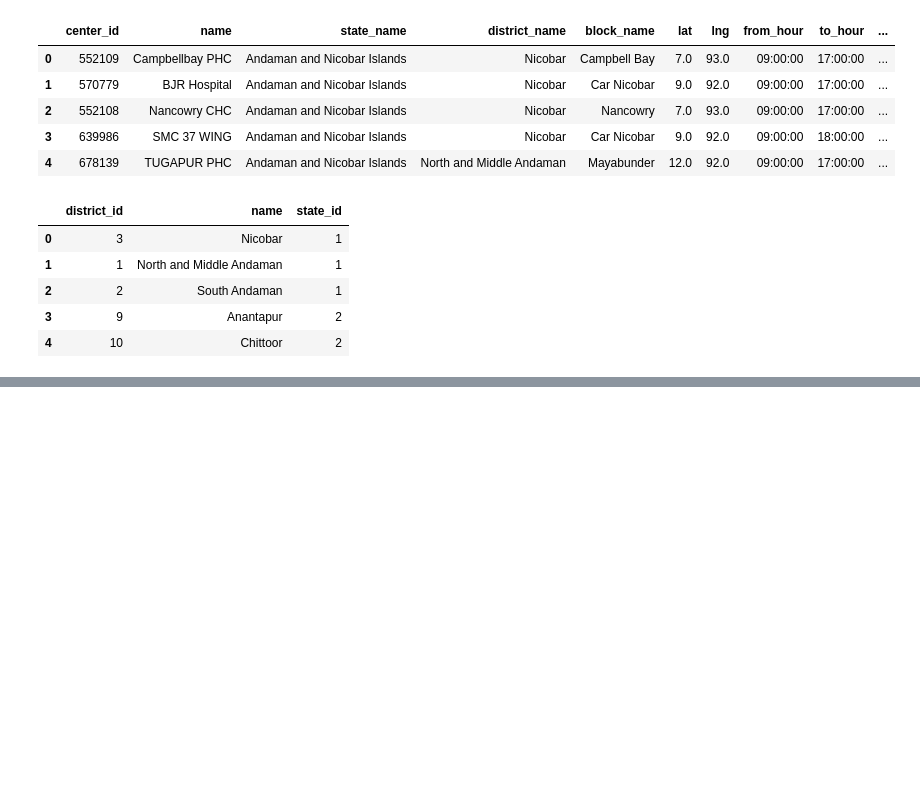
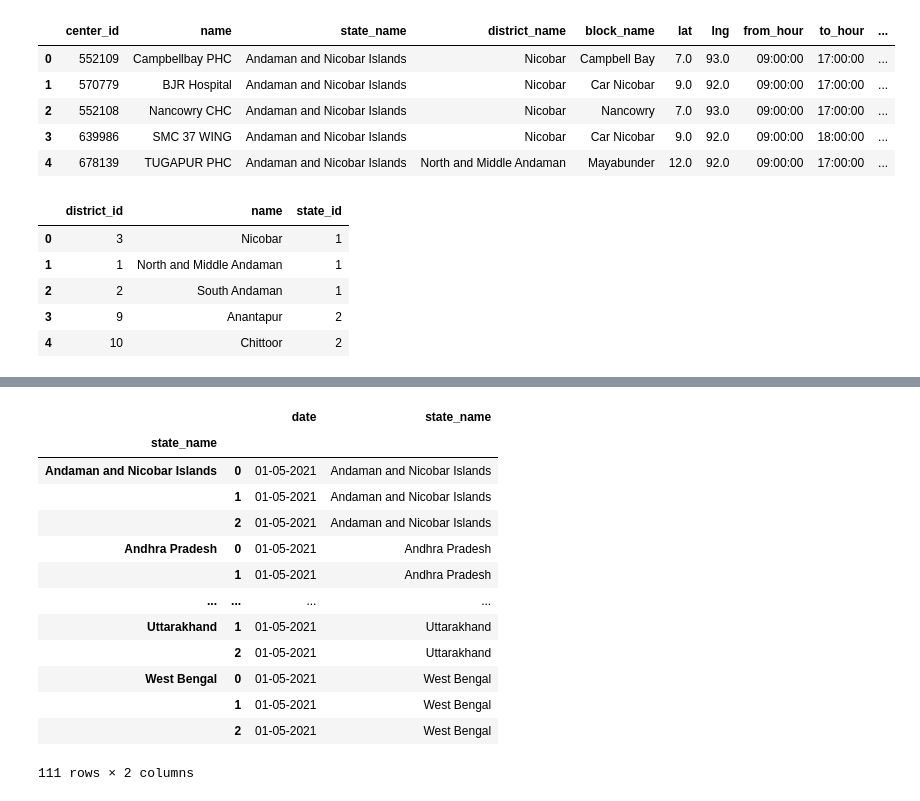
Before and after one commit to shashanksingh/blog_redux, a Jupyter notebook: _notebooks/2021-04-30-covid-vacctionations-slots-in-india.ipynb, the cells around one changed output, grey strips where cells are left out. Cells and saved outputs as stored; diff of their text form; code cells hidden in the pictures; blank space fills up the shorter version.

```diff
--- a/_notebooks/2021-04-30-covid-vacctionations-slots-in-india.ipynb
+++ b/_notebooks/2021-04-30-covid-vacctionations-slots-in-india.ipynb
@@ -216,0 +245,18 @@ session_center_district_df
+# %%
+# Top 5 States Running ahead of everyone else.
+session_center_district_df[['date', 'state_name']].groupby('state_name').apply(lambda x : x.sort_values(by = 'date', ascending = True).head(3).reset_index(drop = True))
+# %% [output]
+|  |  | date | state_name |
+| state_name |  |  |  |
+| Andaman and Nicobar Islands | 0 | 01-05-2021 | Andaman and Nicobar Islands |
+|  | 1 | 01-05-2021 | Andaman and Nicobar Islands |
+|  | 2 | 01-05-2021 | Andaman and Nicobar Islands |
+| Andhra Pradesh | 0 | 01-05-2021 | Andhra Pradesh |
+|  | 1 | 01-05-2021 | Andhra Pradesh |
+| ... | ... | ... | ... |
+| Uttarakhand | 1 | 01-05-2021 | Uttarakhand |
+|  | 2 | 01-05-2021 | Uttarakhand |
+| West Bengal | 0 | 01-05-2021 | West Bengal |
+|  | 1 | 01-05-2021 | West Bengal |
+|  | 2 | 01-05-2021 | West Bengal |
+111 rows × 2 columns
```
Also changed, not shown: parts of 8 cells of this notebook.
